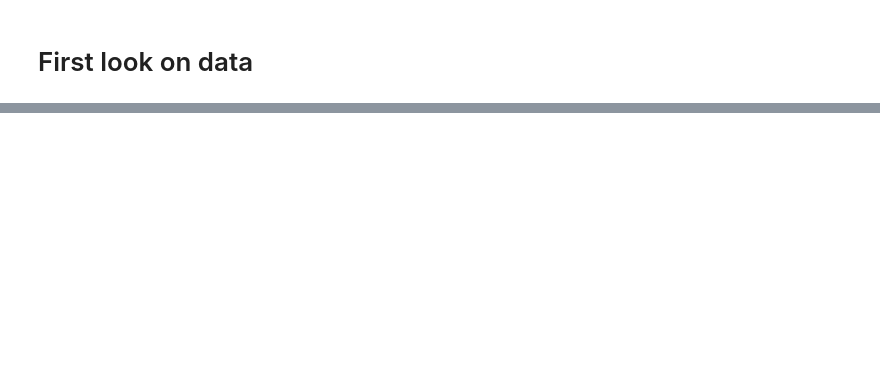
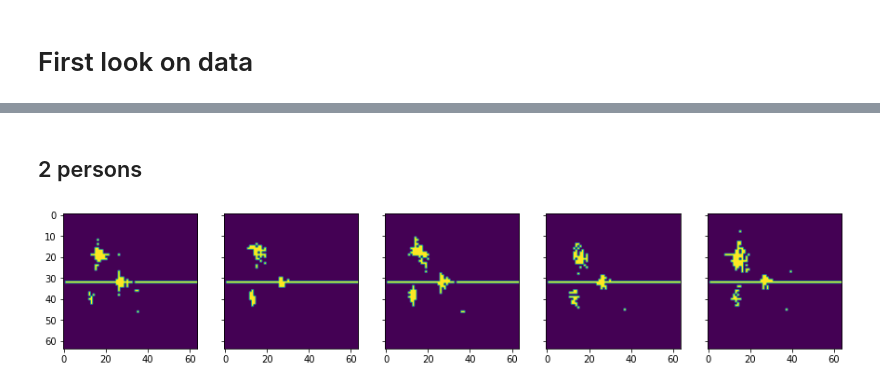
Before and after one commit to ml-lohi/hackathon-milan, a Jupyter notebook: submission/code/looking_data.ipynb, the cells around one changed output, grey strips where cells are left out. Drawn from its saved outputs; the diff is of its cells as text; code cells hidden in the pictures; blank space fills up the shorter version.

```diff
--- a/submission/code/looking_data.ipynb
+++ b/submission/code/looking_data.ipynb
@@ -39,0 +63,19 @@ TypeError: Invalid shape (3, 64, 64) for image data
+# %% [markdown]
+## 2 persons
+# %%
+fig, axs = plt.subplots(1, 5,figsize=(15,10),sharex=True, sharey=  True)
+# fig.suptitle('Range-Doppler Plot')
+sample = data_2p[40].squeeze()
+sample = np.sum(sample, axis = 1).squeeze()
+
+
+
+for i in range(1):
+    for j in range(5):
+        to_plot = np.abs(sample)[j,:,:] > 1
+        axs[j].imshow(to_plot)
+        axs[j].set_aspect('equal')
+
+plt.subplots_adjust(hspace=0)
+# %% [output]
+[figure, added]
```
Also changed, not shown: parts of 7 cells of this notebook, 4 other files.
